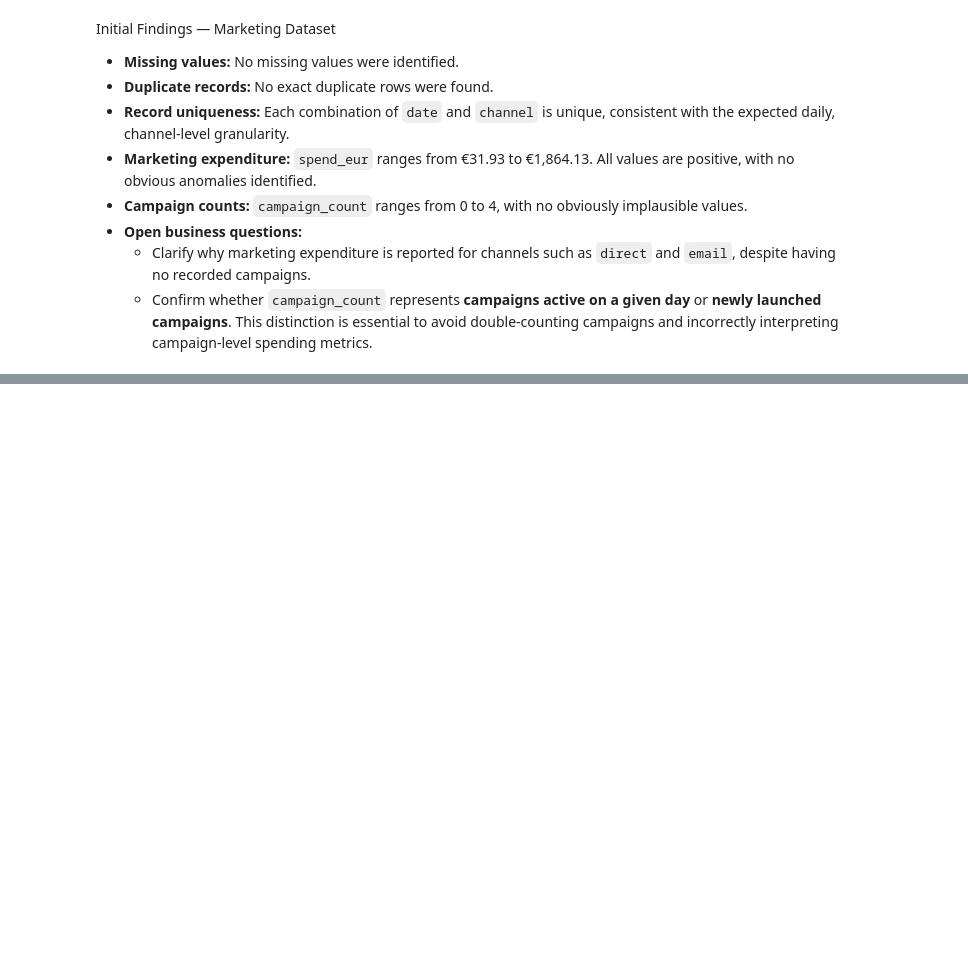
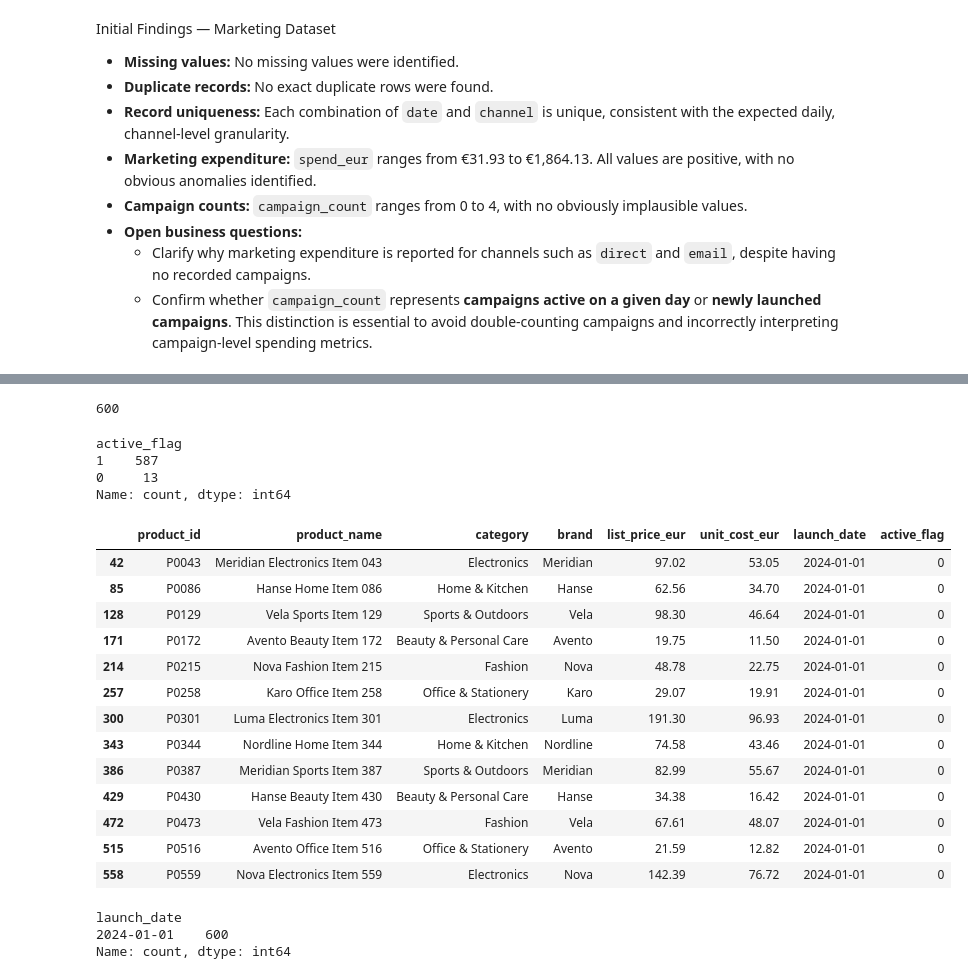
Before and after one commit to varela-filho/ecommerce-performance-analysis, a Jupyter notebook: notebooks/01_data_exploration.ipynb, the cells around one changed output, grey strips where cells are left out. Cells and saved outputs as stored; diff of their text form; code cells hidden in the pictures; blank space fills up the shorter version.

Commit message:
product and orders dataset analysed

```diff
--- a/notebooks/01_data_exploration.ipynb
+++ b/notebooks/01_data_exploration.ipynb
@@ -235,0 +525,34 @@ Initial Findings — Marketing Dataset
+# %%
+df_raw_products['product_name'].nunique()
+# %% [output]
+600
+# %%
+df_raw_products['active_flag'].value_counts()
+# %% [output]
+active_flag
+1    587
+0     13
+Name: count, dtype: int64
+# %%
+df_raw_products[df_raw_products['active_flag'] == 0]
+# %% [output]
+|  | product_id | product_name | category | brand | list_price_eur | unit_cost_eur | launch_date | active_flag |
+| 42 | P0043 | Meridian Electronics Item 043 | Electronics | Meridian | 97.02 | 53.05 | 2024-01-01 | 0 |
+| 85 | P0086 | Hanse Home Item 086 | Home & Kitchen | Hanse | 62.56 | 34.70 | 2024-01-01 | 0 |
+| 128 | P0129 | Vela Sports Item 129 | Sports & Outdoors | Vela | 98.30 | 46.64 | 2024-01-01 | 0 |
+| 171 | P0172 | Avento Beauty Item 172 | Beauty & Personal Care | Avento | 19.75 | 11.50 | 2024-01-01 | 0 |
+| 214 | P0215 | Nova Fashion Item 215 | Fashion | Nova | 48.78 | 22.75 | 2024-01-01 | 0 |
+| 257 | P0258 | Karo Office Item 258 | Office & Stationery | Karo | 29.07 | 19.91 | 2024-01-01 | 0 |
+| 300 | P0301 | Luma Electronics Item 301 | Electronics | Luma | 191.30 | 96.93 | 2024-01-01 | 0 |
+| 343 | P0344 | Nordline Home Item 344 | Home & Kitchen | Nordline | 74.58 | 43.46 | 2024-01-01 | 0 |
+| 386 | P0387 | Meridian Sports Item 387 | Sports & Outdoors | Meridian | 82.99 | 55.67 | 2024-01-01 | 0 |
+| 429 | P0430 | Hanse Beauty Item 430 | Beauty & Personal Care | Hanse | 34.38 | 16.42 | 2024-01-01 | 0 |
+| 472 | P0473 | Vela Fashion Item 473 | Fashion | Vela | 67.61 | 48.07 | 2024-01-01 | 0 |
+| 515 | P0516 | Avento Office Item 516 | Office & Stationery | Avento | 21.59 | 12.82 | 2024-01-01 | 0 |
+| 558 | P0559 | Nova Electronics Item 559 | Electronics | Nova | 142.39 | 76.72 | 2024-01-01 | 0 |
+# %%
+df_raw_products['launch_date'].value_counts()
+# %% [output]
+launch_date
+2024-01-01    600
+Name: count, dtype: int64
```
Also changed, not shown: parts of 32 cells of this notebook.
